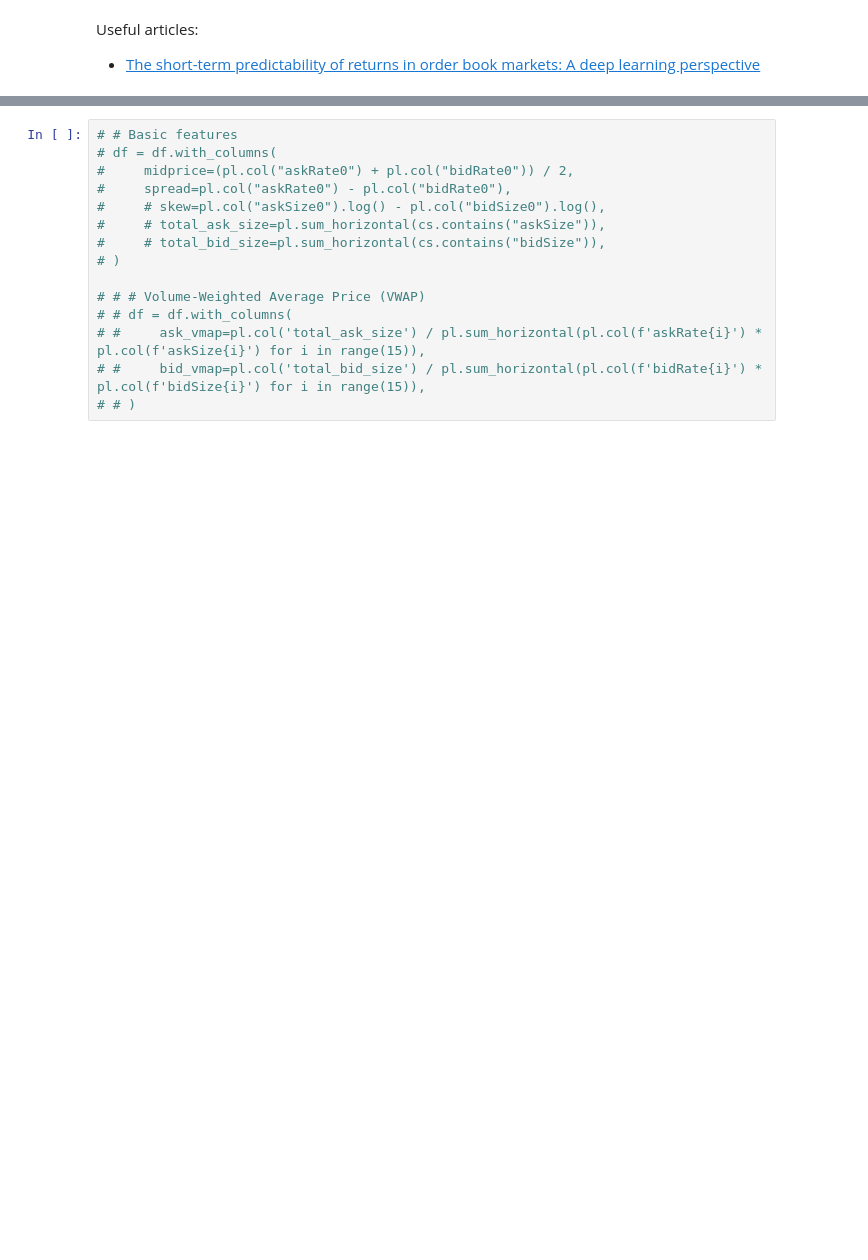
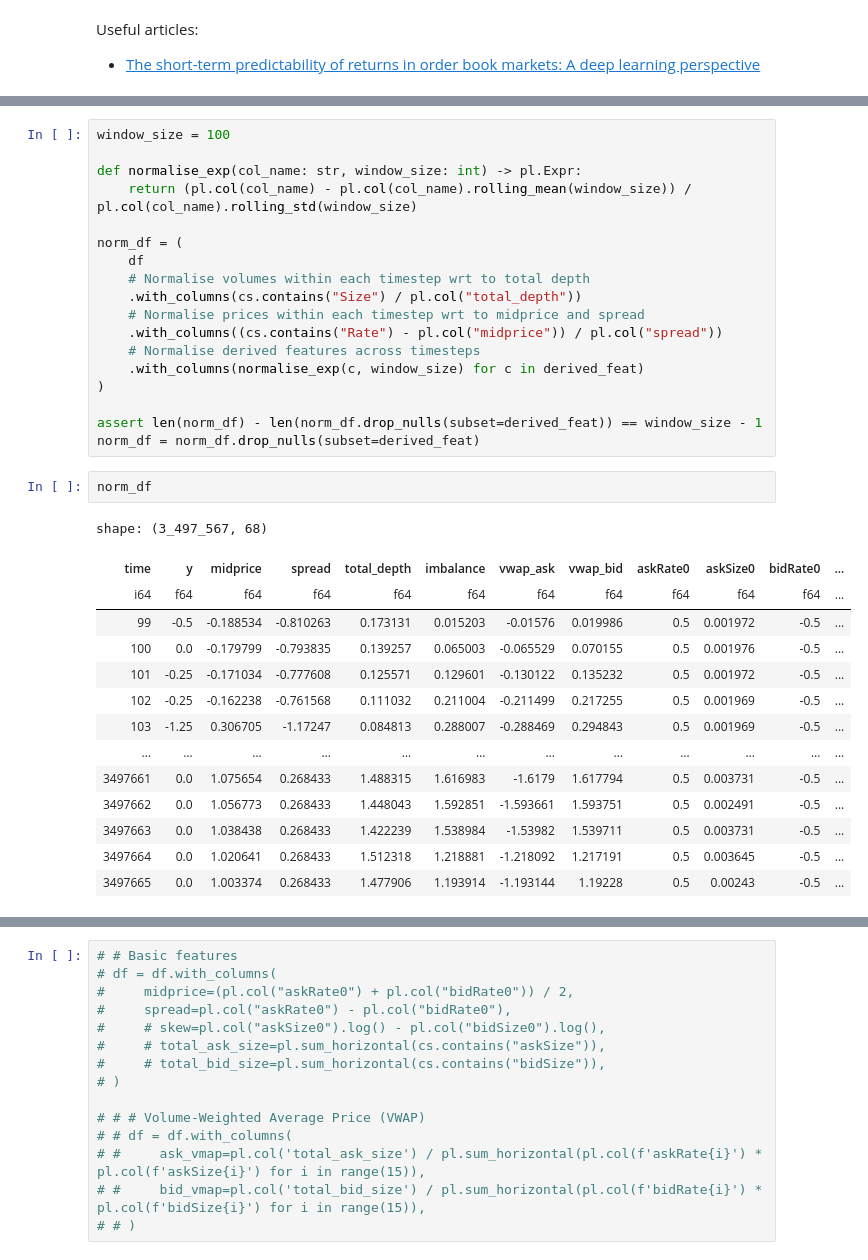
Before and after one commit to pietrolesci/time-series-prediction, a Jupyter notebook: notebooks/01_eda.ipynb, the cells around one changed output, grey strips where cells are left out. Drawn from its saved outputs; the diff is of its cells as text; blank space fills up the shorter version.

```diff
--- a/notebooks/01_eda.ipynb
+++ b/notebooks/01_eda.ipynb
@@ -40,0 +102,35 @@ df = df.with_columns(
+# %%
+window_size = 100
+
+def normalise_exp(col_name: str, window_size: int) -> pl.Expr:
+    return (pl.col(col_name) - pl.col(col_name).rolling_mean(window_size)) / pl.col(col_name).rolling_std(window_size)
+
+norm_df = (
+    df
+    # Normalise volumes within each timestep wrt to total depth
+    .with_columns(cs.contains("Size") / pl.col("total_depth"))
+    # Normalise prices within each timestep wrt to midprice and spread
+    .with_columns((cs.contains("Rate") - pl.col("midprice")) / pl.col("spread"))
+    # Normalise derived features across timesteps
+    .with_columns(normalise_exp(c, window_size) for c in derived_feat)
+)
+
+assert len(norm_df) - len(norm_df.drop_nulls(subset=derived_feat)) == window_size - 1
+norm_df = norm_df.drop_nulls(subset=derived_feat)
+# %%
+norm_df
+# %% [output]
+shape: (3_497_567, 68)
+| time | y | midprice | spread | total_depth | imbalance | vwap_ask | vwap_bid | askRate0 | askSize0 | bidRate0 | ... |
+| i64 | f64 | f64 | f64 | f64 | f64 | f64 | f64 | f64 | f64 | f64 | ... |
+| 99 | -0.5 | -0.188534 | -0.810263 | 0.173131 | 0.015203 | -0.01576 | 0.019986 | 0.5 | 0.001972 | -0.5 | ... |
+| 100 | 0.0 | -0.179799 | -0.793835 | 0.139257 | 0.065003 | -0.065529 | 0.070155 | 0.5 | 0.001976 | -0.5 | ... |
+| 101 | -0.25 | -0.171034 | -0.777608 | 0.125571 | 0.129601 | -0.130122 | 0.135232 | 0.5 | 0.001972 | -0.5 | ... |
+| 102 | -0.25 | -0.162238 | -0.761568 | 0.111032 | 0.211004 | -0.211499 | 0.217255 | 0.5 | 0.001969 | -0.5 | ... |
+| 103 | -1.25 | 0.306705 | -1.17247 | 0.084813 | 0.288007 | -0.288469 | 0.294843 | 0.5 | 0.001969 | -0.5 | ... |
+| … | … | … | … | … | … | … | … | … | … | … | ... |
+| 3497661 | 0.0 | 1.075654 | 0.268433 | 1.488315 | 1.616983 | -1.6179 | 1.617794 | 0.5 | 0.003731 | -0.5 | ... |
+| 3497662 | 0.0 | 1.056773 | 0.268433 | 1.448043 | 1.592851 | -1.593661 | 1.593751 | 0.5 | 0.002491 | -0.5 | ... |
+| 3497663 | 0.0 | 1.038438 | 0.268433 | 1.422239 | 1.538984 | -1.53982 | 1.539711 | 0.5 | 0.003731 | -0.5 | ... |
+| 3497664 | 0.0 | 1.020641 | 0.268433 | 1.512318 | 1.218881 | -1.218092 | 1.217191 | 0.5 | 0.003645 | -0.5 | ... |
+| 3497665 | 0.0 | 1.003374 | 0.268433 | 1.477906 | 1.193914 | -1.193144 | 1.19228 | 0.5 | 0.00243 | -0.5 | ... |
```
Also changed, not shown: parts of 37 cells of this notebook.
